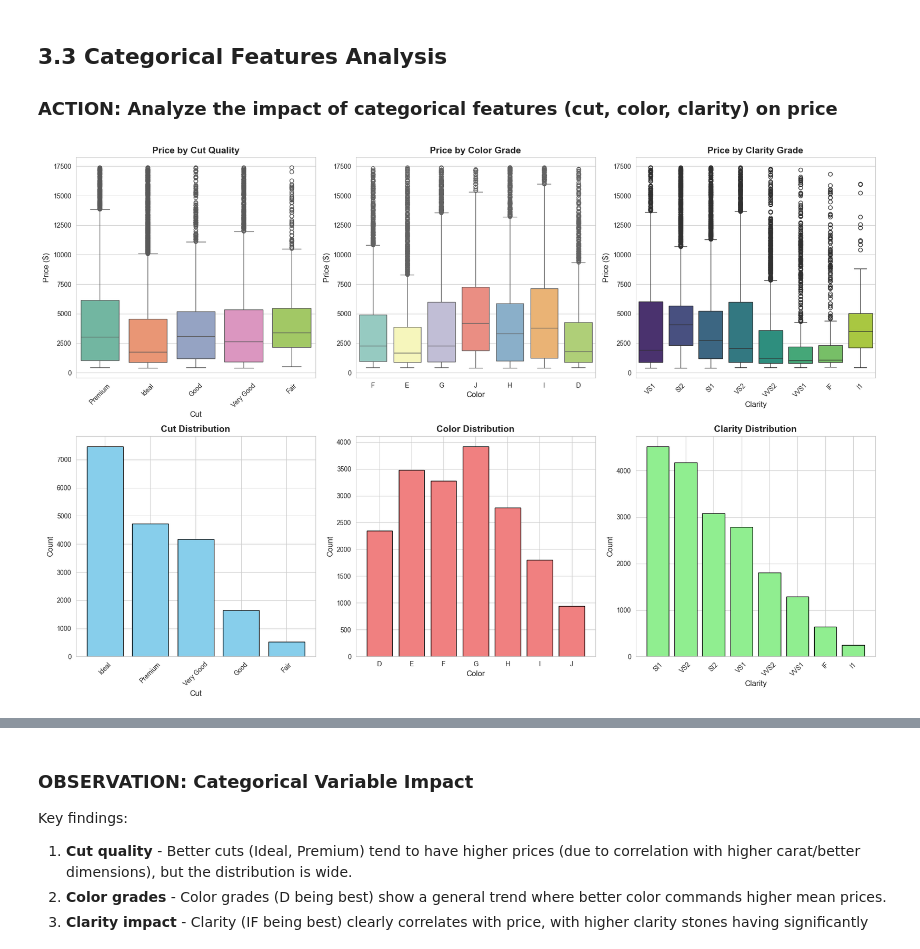
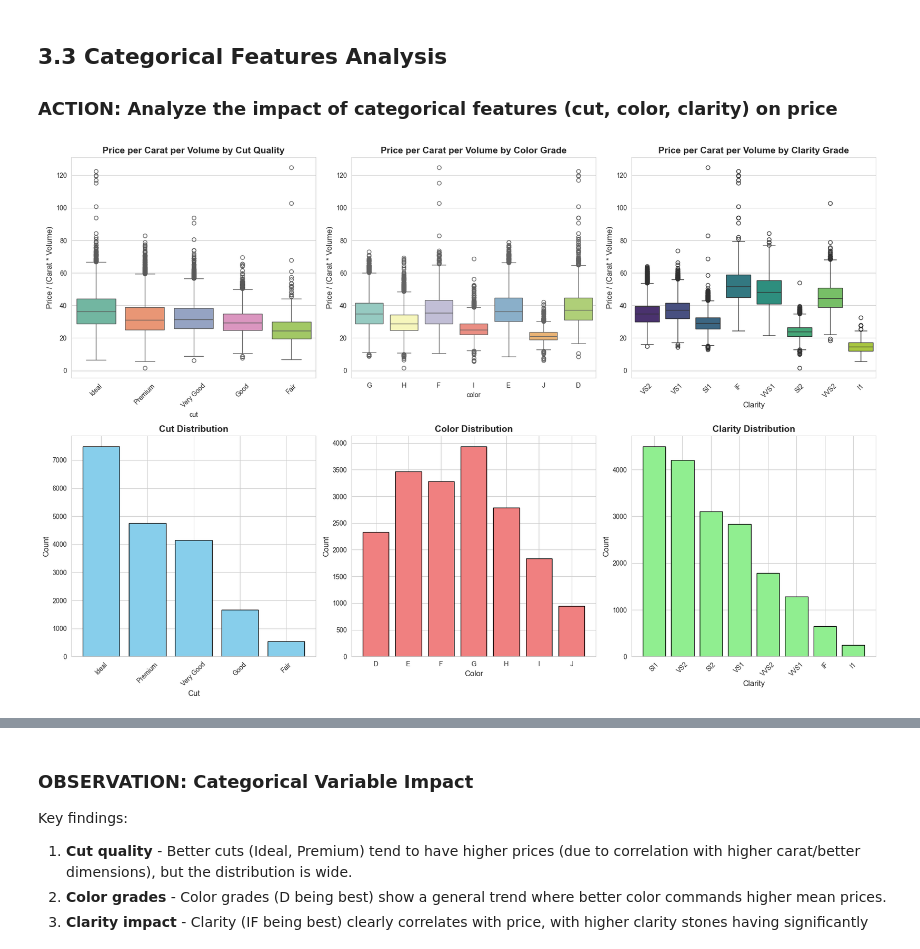
Before and after one commit to mvaishak/CSE258R-Assignment-2, a Jupyter notebook: notebooks/new_diamond_analysis.ipynb, the cells around one changed output, grey strips where cells are left out. Drawn from its saved outputs; the diff is of its cells as text; code cells hidden in the pictures.

```diff
--- a/notebooks/new_diamond_analysis.ipynb
+++ b/notebooks/new_diamond_analysis.ipynb
@@ -538,7 +538,7 @@ if image_data:
 ### ACTION: Create unified dataset and train/val/test splits
 # %%
 # Create train/val/test splits
-def create_data_splits(df, test_size=0.2, val_size=0.1, random_state=42):
+def create_data_splits(df, test_size=0.15, val_size=0.15, random_state=42):
     """
     Split data into train, validation, and test sets.
 
@@ -758,60 +758,77 @@ Key correlations:
 
 ### ACTION: Analyze the impact of categorical features (cut, color, clarity) on price
 # %%
-# Categorical features impact on price
+import matplotlib.pyplot as plt
+import seaborn as sns
+
+# 1. Calculate the Volume and the Metric
+# Volume = x * y * z
+train_df['volume'] = train_df['x'] * train_df['y'] * train_df['z']
+
+# Filter out zero volumes to avoid division errors
+train_df_filtered = train_df[train_df['volume'] > 0].copy()
+
+# Calculate Price per Carat per Unit Volume
+train_df_filtered['price_per_carat_per_volume'] = (train_df_filtered['price'] / train_df_filtered['carat']) / train_df_filtered['volume']
+
+# 2. Visualization Grid (2 rows x 3 columns)
 fig, axes = plt.subplots(2, 3, figsize=(18, 12))
 
+# --- Row 1: Boxplots for the new metric ---
+
 # Cut quality
-sns.boxplot(data=train_df, x='cut', y='price', ax=axes[0, 0], palette='Set2')
-axes[0, 0].set_title('Price by Cut Quality', fontsize=14, fontweight='bold')
-axes[0, 0].set_xlabel('Cut', fontsize=12)
-axes[0, 0].set_ylabel('Price ($)', fontsize=12)
+sns.boxplot(data=train_df_filtered, x='cut', y='price_per_carat_per_volume', ax=axes[0, 0], palette='Set2')
+axes[0, 0].set_title('Price per Carat per Volume by Cut Quality', fontsize=14, fontweight='bold')
+axes[0, 0].set_ylabel('Price / (Carat * Volume)', fontsize=12)
 axes[0, 0].tick_params(axis='x', rotation=45)
 
 # Color grade
-sns.boxplot(data=train_df, x='color', y='price', ax=axes[0, 1], palette='Set3')
-axes[0, 1].set_title('Price by Color Grade', fontsize=14, fontweight='bold')
-axes[0, 1].set_xlabel('Color', fontsize=12)
-axes[0, 1].set_ylabel('Price ($)', fontsize=12)
+sns.boxplot(data=train_df_filtered, x='color', y='price_per_carat_per_volume', ax=axes[0, 1], palette='Set3')
+axes[0, 1].set_title('Price per Carat per Volume by Color Grade', fontsize=14, fontweight='bold')
+axes[0, 1].set_ylabel('Price / (Carat * Volume)', fontsize=12)
 
 # Clarity grade
-sns.boxplot(data=train_df, x='clarity', y='price', ax=axes[0, 2], palette='viridis')
-axes[0, 2].set_title('Price by Clarity Grade', fontsize=14, fontweight='bold')
+sns.boxplot(data=train_df_filtered, x='clarity', y='price_per_carat_per_volume', ax=axes[0, 2], palette='viridis')
+axes[0, 2].set_title('Price per Carat per Volume by Clarity Grade', fontsize=14, fontweight='bold')
 axes[0, 2].set_xlabel('Clarity', fontsize=12)
-axes[0, 2].set_ylabel('Price ($)', fontsize=12)
+axes[0, 2].set_ylabel('Price / (Carat * Volume)', fontsize=12)
 axes[0, 2].tick_params(axis='x', rotation=45)
 
-# Count distributions
-cut_counts = train_df['cut'].value_counts()
+# --- Row 2: Count Distributions (Bar Charts) ---
+
+# Cut Distribution
+cut_counts = train_df_filtered['cut'].value_counts()
 axes[1, 0].bar(cut_counts.index, cut_counts.values, color='skyblue', edgecolor='black')
 axes[1, 0].set_title('Cut Distribution', fontsize=14, fontweight='bold')
 axes[1, 0].set_xlabel('Cut', fontsize=12)
 axes[1, 0].set_ylabel('Count', fontsize=12)
 axes[1, 0].tick_params(axis='x', rotation=45)
 
-color_counts = train_df['color'].value_counts().sort_index()
+# Color Distribution
+color_counts = train_df_filtered['color'].value_counts().sort_index()
 axes[1, 1].bar(color_counts.index, color_counts.values, color='lightcoral', edgecolor='black')
 axes[1, 1].set_title('Color Distribution', fontsize=14, fontweight='bold')
 axes[1, 1].set_xlabel('Color', fontsize=12)
 axes[1, 1].set_ylabel('Count', fontsize=12)
 
-clarity_counts = train_df['clarity'].value_counts()
+# Clarity Distribution
+clarity_counts = train_df_filtered['clarity'].value_counts()
 axes[1, 2].bar(clarity_counts.index, clarity_counts.values, color='lightgreen', edgecolor='black')
 axes[1, 2].set_title('Clarity Distribution', fontsize=14, fontweight='bold')
 axes[1, 2].set_xlabel('Clarity', fontsize=12)
 axes[1, 2].set_ylabel('Count', fontsize=12)
 axes[1, 2].tick_params(axis='x', rotation=45)
 
 plt.tight_layout()
 plt.show()
 
-# Statistical analysis
-print("\n=== Average Price by Categorical Features ===\n")
+# 3. Statistical Analysis
+print("\n=== Average Price per Carat per Unit Volume by Categorical Features ===\n")
 print("Cut:")
-print(train_df.groupby('cut')['price'].agg(['mean', 'median', 'count']).round(2))
+print(train_df_filtered.groupby('cut')['price_per_carat_per_volume'].agg(['mean', 'median', 'count']).round(2))
 print("\nColor:")
-print(train_df.groupby('color')['price'].agg(['mean', 'median', 'count']).round(2))
+print(train_df_filtered.groupby('color')['price_per_carat_per_volume'].agg(['mean', 'median', 'count']).round(2))
 print("\nClarity:")
-print(train_df.groupby('clarity')['price'].agg(['mean', 'median', 'count']).round(2))
+print(train_df_filtered.groupby('clarity')['price_per_carat_per_volume'].agg(['mean', 'median', 'count']).round(2))
 # %% [output]
-[figure, old version]
+[figure, new version]
```
Also changed, not shown: parts of 15 cells of this notebook.
